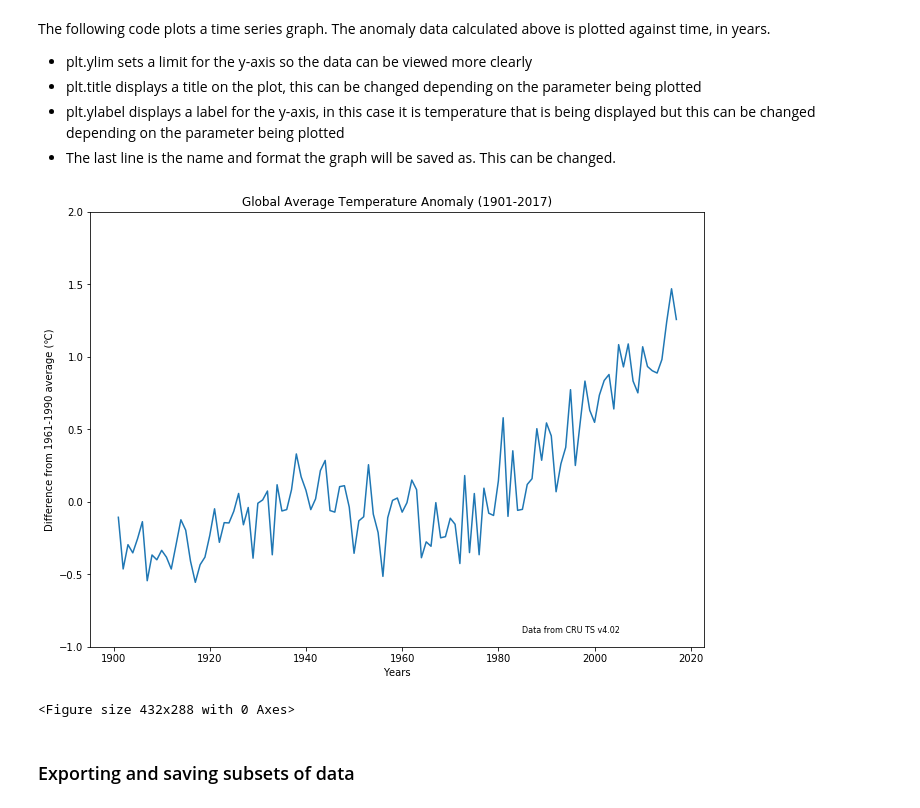
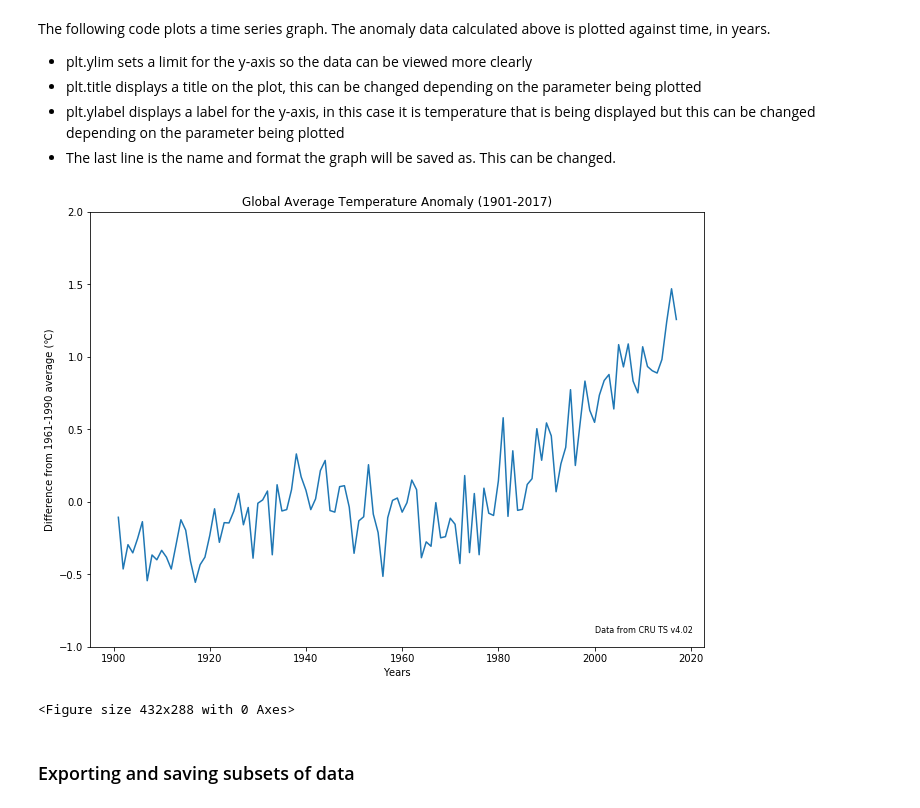
Before and after one commit to cedadev/ceda-notebooks, a Jupyter notebook: notebooks/cru/cru-python-example.ipynb, the cells around one changed output. Drawn from its saved outputs; the diff is of its cells as text; code cells hidden in the pictures.

```diff
--- a/notebooks/cru/cru-python-example.ipynb
+++ b/notebooks/cru/cru-python-example.ipynb
@@ -156,19 +170,19 @@ The following code plots a time series graph. The anomaly data calculated above
 # %%
 plt.figure(figsize=(11,8))
 
 years = np.arange(1901,2018,1)
 plt.plot(years,temp_anomaly)
 plt.ylim(np.floor(min(temp_anomaly)), np.ceil(max(temp_anomaly)))
 
 plt.title("Global Average Temperature Anomaly (1901-2017)")
 plt.xlabel("Years")
 plt.ylabel(u"Difference from 1961-1990 average (\u2103)")
 
-plt.text(1985, -0.9, "Data from CRU TS v4.02", fontsize=8)
+plt.text(2000, -0.9, "Data from CRU TS v4.02", fontsize=8)
 plt.show()
 plt.savefig('temp_anom_ts.png')
 # %% [output]
-[figure, old version]
+[figure, new version]
 <Figure size 432x288 with 0 Axes>
 # %% [markdown]
 ### Exporting and saving subsets of data
```
Also changed, not shown: parts of 17 cells of this notebook.
